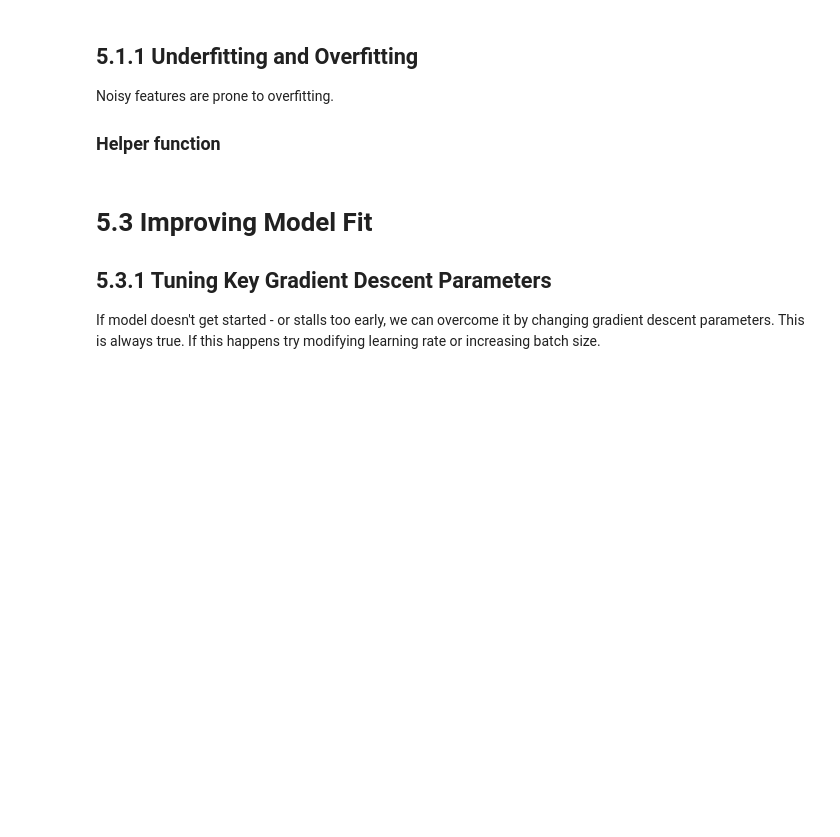
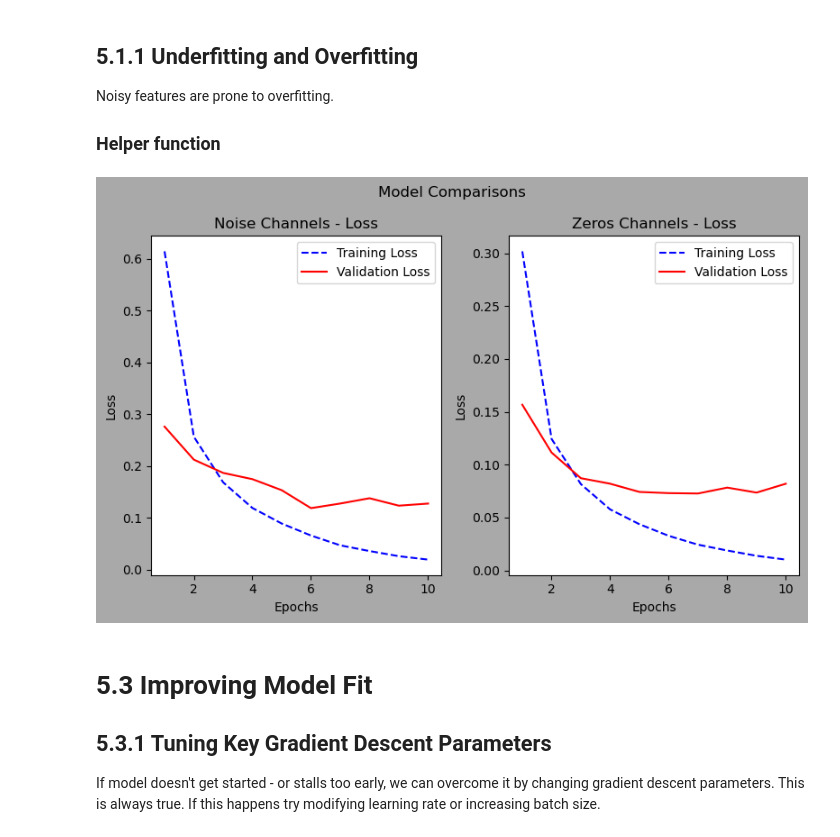
Before and after one commit to gari715135/deep-learning-intro-course, a Jupyter notebook: 5 Fundamentals of machine learning/ch5_notes.ipynb, the cells around one changed output. Drawn from its saved outputs; the diff is of its cells as text; code cells hidden in the pictures; blank space fills up the shorter version.

```diff
--- a/5 Fundamentals of machine learning/ch5_notes.ipynb
+++ b/5 Fundamentals of machine learning/ch5_notes.ipynb
@@ -68,7 +70,20 @@ import matplotlib as mpl
 mpl.rcParams["figure.facecolor"] = "darkgray"
 mpl.rcParams["axes.facecolor"] = "white"
 
-def fit_and_plot_results(model, x_train, y_train, n_epochs=20, batch_size=512, val_ratio=0.4, verbose=0, title="", loss_only=False, axes=None, start_at_idx=0):
+
+def fit_and_plot_results(
+    model,
+    x_train,
+    y_train,
+    n_epochs=20,
+    batch_size=512,
+    val_ratio=0.4,
+    verbose=0,
+    title="",
+    loss_only=False,
+    axes=None,
+    start_at_idx=0,
+):
     history = model.fit(
         x_train,
         y_train,
@@ -86,7 +101,7 @@ def fit_and_plot_results(model, x_train, y_train, n_epochs=20, batch_size=512, v
     epochs = range(1, len(loss_values) + 1)
 
     # First subplot (Training and validation loss)
-    axes[0].plot(epochs, loss_values, "bo", label="Training Loss")
+    axes[0].plot(epochs, loss_values, "b--", label="Training Loss")
     axes[0].plot(epochs, val_loss_values, "r", label="Validation Loss")
     axes[0].set_title(f"{title} - Loss")
     axes[0].set_xlabel("Epochs")
@@ -95,7 +110,7 @@ def fit_and_plot_results(model, x_train, y_train, n_epochs=20, batch_size=512, v
 
     if not loss_only:
         # Second subplot (Training and validation accuracy)
-        axes[1].plot(epochs, acc, "bo", label="Training Accuracy")
+        axes[1].plot(epochs, acc, "b--", label="Training Accuracy")
         axes[1].plot(epochs, val_acc, "r", label="Validation Accuracy")
         axes[1].set_title(f"{title} - Accuracy")
         axes[1].set_xlabel("Epochs")
@@ -104,29 +119,57 @@ def fit_and_plot_results(model, x_train, y_train, n_epochs=20, batch_size=512, v
 # %%
 import keras
 from keras import layers
+
 
 def get_model():
     l1 = layers.Dense(512, activation="relu")
     output_layer = layers.Dense(10, activation="softmax")
 
     model = keras.Sequential()
     model.add(l1)
     model.add(output_layer)
     model.compile(
-        optimizer="rmsprop", loss="sparse_categorical_crossentropy", metrics=["accuracy"]
+        optimizer="rmsprop",
+        loss="sparse_categorical_crossentropy",
+        metrics=["accuracy"],
     )
     return model
+
 
 fig, axs = plt.subplots(1, 2, figsize=(8, 5))
 fig.suptitle("Model Comparisons")
 
 # Model 1: Noise channels
-fit_and_plot_results(model=get_model(), x_train=train_images_with_noise_channels, y_train=train_labels, n_epochs=10, batch_size=128, val_ratio=.2, verbose=0, title="Noise Channels", loss_only=True, axes=[axs[0]])
+fit_and_plot_results(
+    model=get_model(),
+    x_train=train_images_with_noise_channels,
+    y_train=train_labels,
+    n_epochs=10,
+    batch_size=128,
+    val_ratio=0.2,
+    verbose=0,
+    title="Noise Channels",
+    loss_only=True,
+    axes=[axs[0]],
+)
 
 # Model 2: Zeros channels
-fit_and_plot_results(model=get_model(), x_train=train_images_with_zeros_channels, y_train=train_labels, n_epochs=10, batch_size=128, val_ratio=.2, verbose=0, title="Zeros Channels", loss_only=True, axes=[axs[1]])
+fit_and_plot_results(
+    model=get_model(),
+    x_train=train_images_with_zeros_channels,
+    y_train=train_labels,
+    n_epochs=10,
+    batch_size=128,
+    val_ratio=0.2,
+    verbose=0,
+    title="Zeros Channels",
+    loss_only=True,
+    axes=[axs[1]],
+)
 
 fig.tight_layout()
 plt.show()
+# %% [output]
+[figure, added]
 # %% [markdown]
 # 5.3 Improving Model Fit
```
Also changed, not shown: parts of 4 cells of this notebook.
